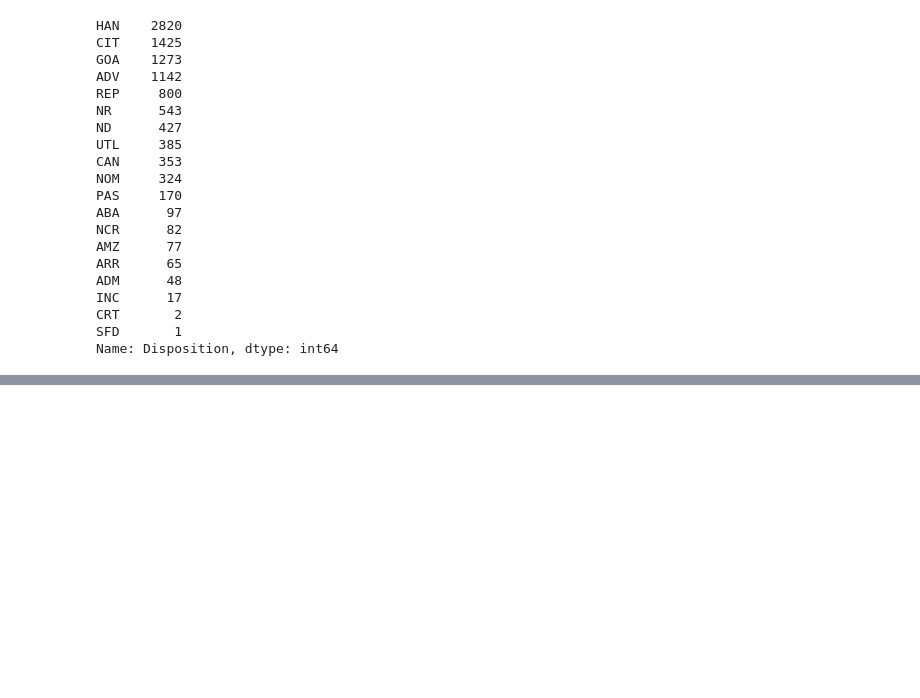
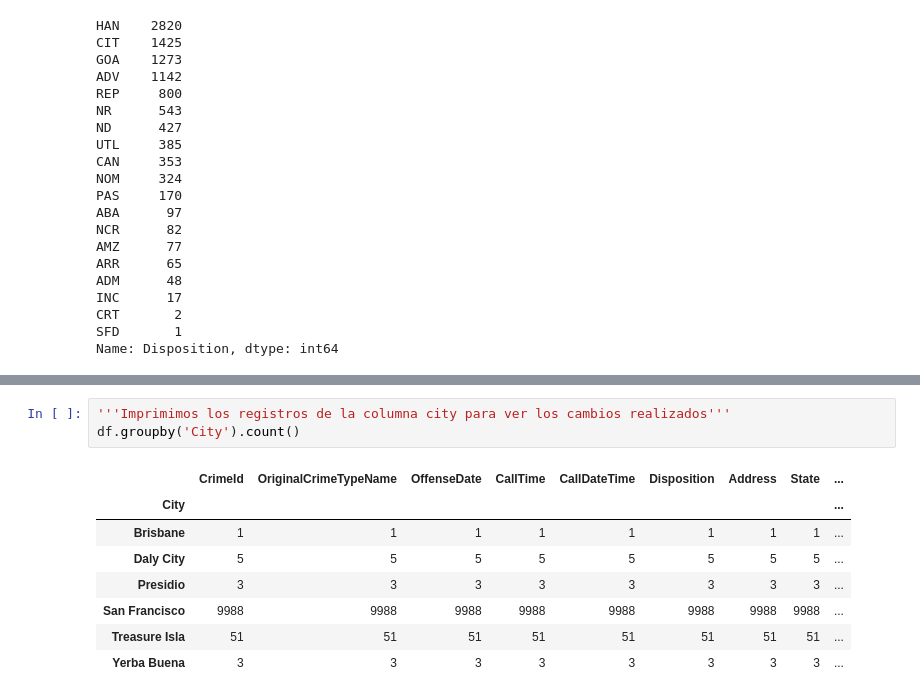
Before and after one commit to Jefferson-G/Lab2-Limpieza-de-datos, a Jupyter notebook: [NRC_6292]_JeffersonGuamán_La2Unidad2-checkpoint.ipynb, the cells around one changed output, grey strips where cells are left out. Drawn from its saved outputs; the diff is of its cells as text; blank space fills up the shorter version.

```diff
--- a/[NRC_6292]_JeffersonGuamán_La2Unidad2-checkpoint.ipynb
+++ b/[NRC_6292]_JeffersonGuamán_La2Unidad2-checkpoint.ipynb
@@ -225,0 +252,12 @@ Name: Disposition, dtype: int64
+# %%
+'''Imprimimos los registros de la columna city para ver los cambios realizados'''
+df.groupby('City').count()
+# %% [output]
+|  | CrimeId | OriginalCrimeTypeName | OffenseDate | CallTime | CallDateTime | Disposition | Address | State | ... |
+| City |  |  |  |  |  |  |  |  | ... |
+| Brisbane | 1 | 1 | 1 | 1 | 1 | 1 | 1 | 1 | ... |
+| Daly City | 5 | 5 | 5 | 5 | 5 | 5 | 5 | 5 | ... |
+| Presidio | 3 | 3 | 3 | 3 | 3 | 3 | 3 | 3 | ... |
+| San Francisco | 9988 | 9988 | 9988 | 9988 | 9988 | 9988 | 9988 | 9988 | ... |
+| Treasure Isla | 51 | 51 | 51 | 51 | 51 | 51 | 51 | 51 | ... |
+| Yerba Buena | 3 | 3 | 3 | 3 | 3 | 3 | 3 | 3 | ... |
```
Also changed, not shown: parts of 19 cells of this notebook.
